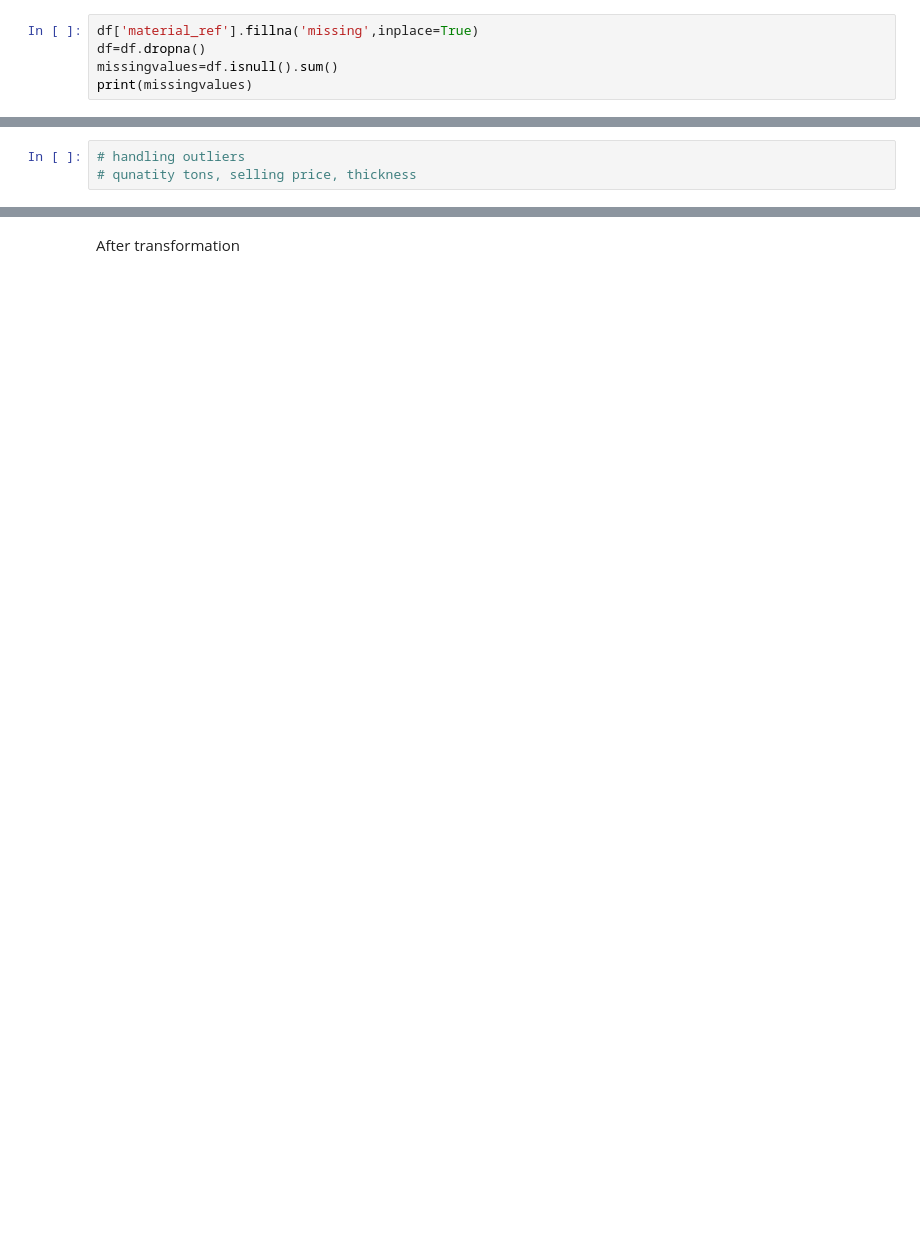
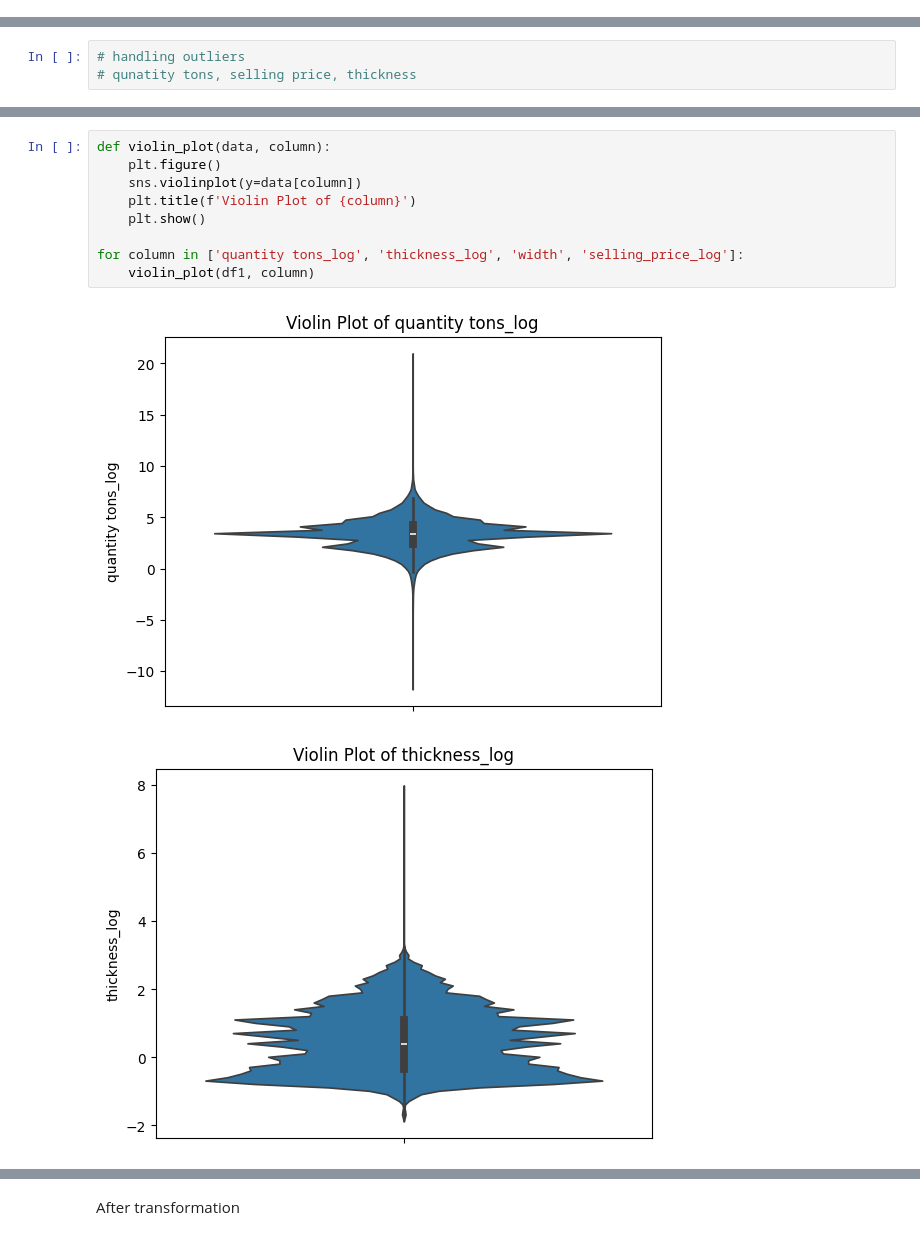
Before and after one commit to Jaisonaro1601/INDUSTRY_COPPER_MODELLING, a Jupyter notebook: copper_modelling.ipynb, the cells around one changed output, grey strips where cells are left out. Cells and saved outputs as stored; diff of their text form; blank space fills up the shorter version.

```diff
--- a/copper_modelling.ipynb
+++ b/copper_modelling.ipynb
@@ -98,5 +243,0 @@ memory usage: 19.4+ MB
-# %%
-df['material_ref'].fillna('missing',inplace=True)
-df=df.dropna()
-missingvalues=df.isnull().sum()
-print(missingvalues)
@@ -414,0 +365,12 @@ See the caveats in the documentation: https://pandas.pydata.org/pandas-docs/stab
+# %%
+def violin_plot(data, column):
+    plt.figure()
+    sns.violinplot(y=data[column])
+    plt.title(f'Violin Plot of {column}')
+    plt.show()
+
+for column in ['quantity tons_log', 'thickness_log', 'width', 'selling_price_log']:
+    violin_plot(df1, column)
+# %% [output]
+[figure, added]
+[figure, added]
```
Also changed, not shown: parts of 99 cells of this notebook.
